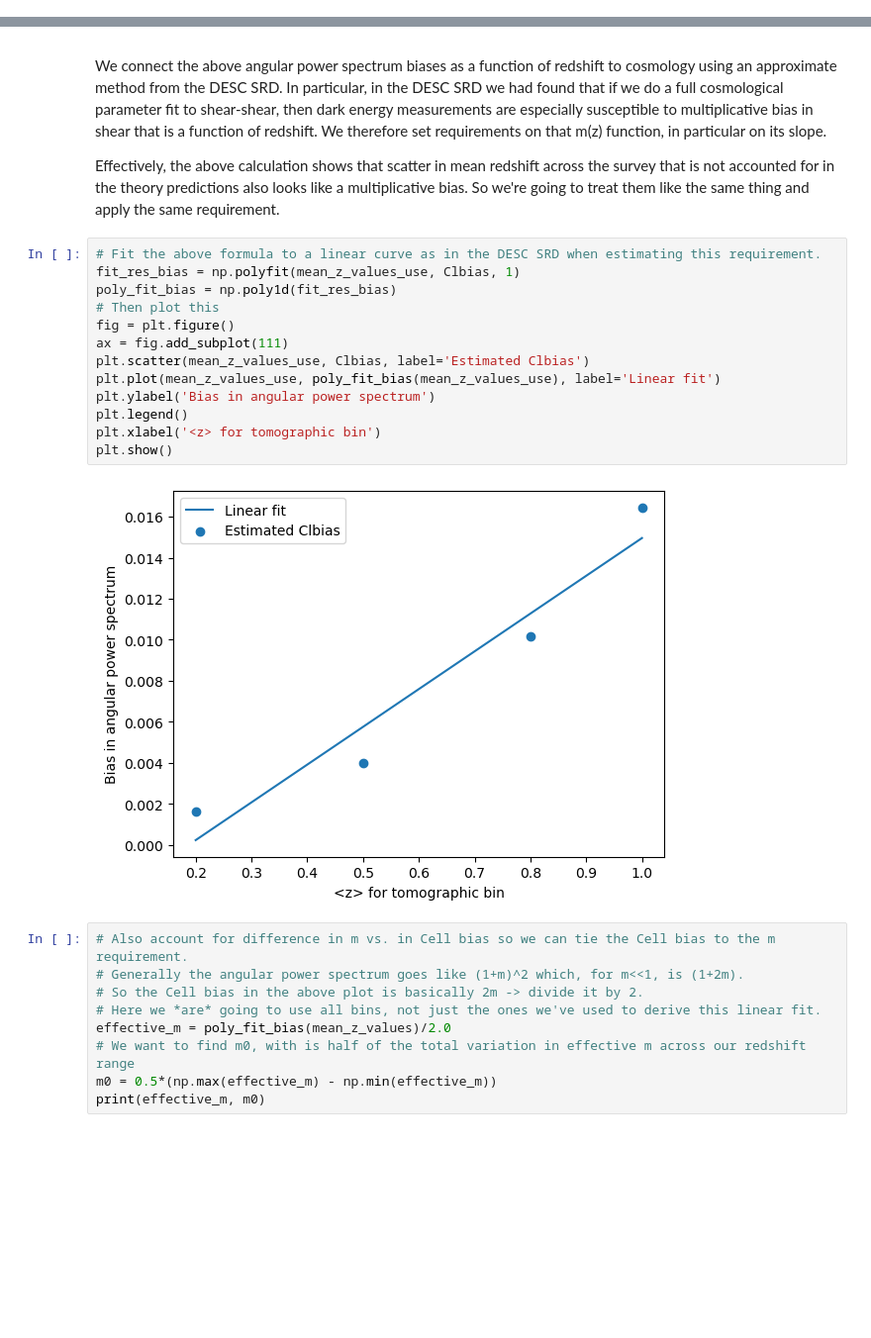
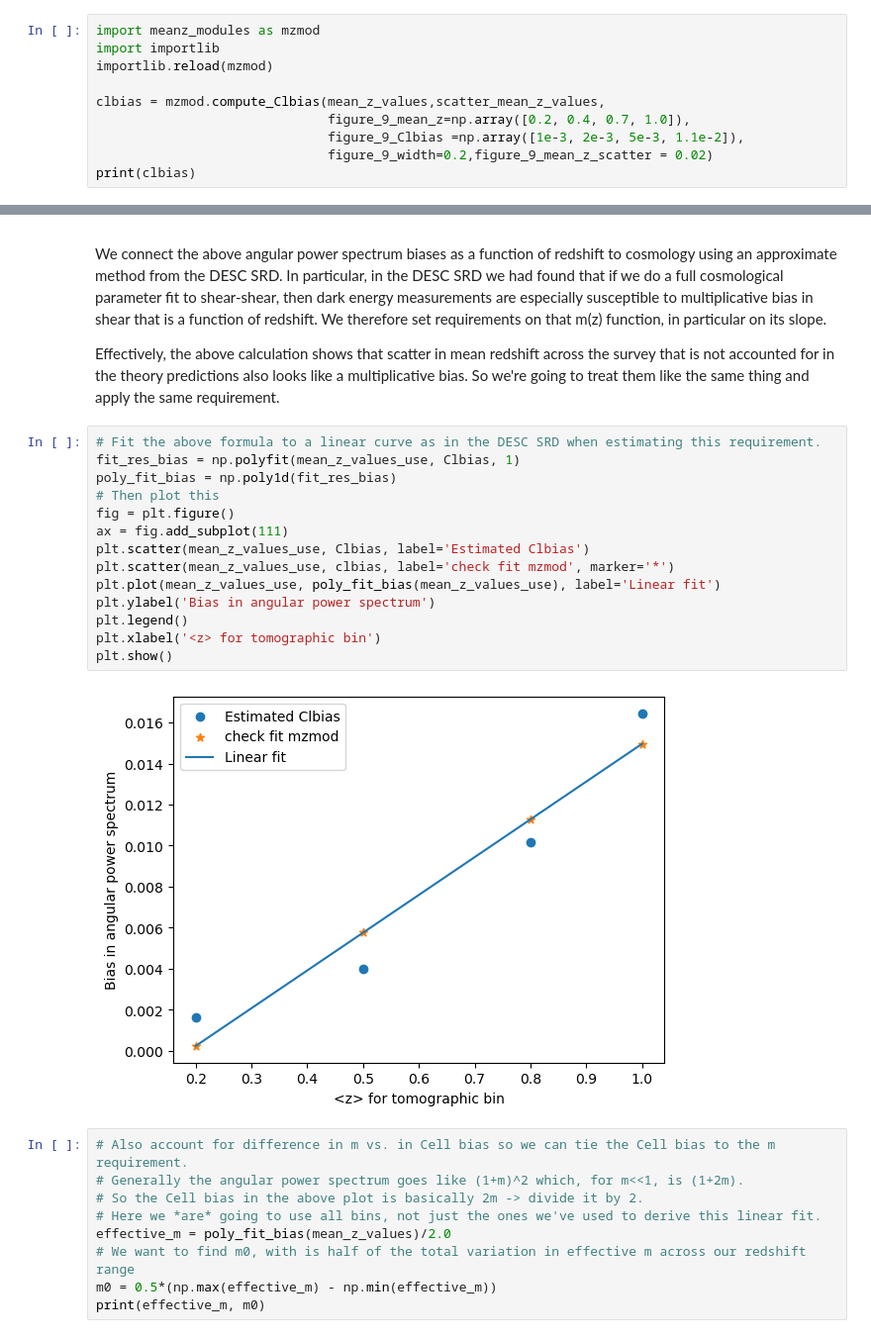
Before and after one commit to LSSTDESC/ObsStrat, a Jupyter notebook: code/meanz_uniformity/meanz_to_cosmo.ipynb, the cells around one changed output, grey strips where cells are left out. Shown: that part at 99% size. Drawn from its saved outputs; the diff is of its cells as text; blank space fills up the shorter version.

Commit message:
adjusted to include clbias in modules code

```diff
--- a/code/meanz_uniformity/meanz_to_cosmo.ipynb
+++ b/code/meanz_uniformity/meanz_to_cosmo.ipynb
@@ -67,3 +73,13 @@ print(Clbias)
 # %% [output]
 [1.5 1.5 1.5 1.5]
 [0.0016063  0.00398031 0.0101811  0.01644094]
+# %%
+import meanz_modules as mzmod
+import importlib
+importlib.reload(mzmod)
+
+clbias = mzmod.compute_Clbias(mean_z_values,scatter_mean_z_values,
+                              figure_9_mean_z=np.array([0.2, 0.4, 0.7, 1.0]),
+                              figure_9_Clbias =np.array([1e-3, 2e-3, 5e-3, 1.1e-2]),
+                              figure_9_width=0.2,figure_9_mean_z_scatter = 0.02)
+print(clbias)
@@ -76,18 +95,19 @@ Effectively, the above calculation shows that scatter in mean redshift across th
 # %%
 # Fit the above formula to a linear curve as in the DESC SRD when estimating this requirement.
 fit_res_bias = np.polyfit(mean_z_values_use, Clbias, 1)
 poly_fit_bias = np.poly1d(fit_res_bias)
 # Then plot this
 fig = plt.figure()
 ax = fig.add_subplot(111)
 plt.scatter(mean_z_values_use, Clbias, label='Estimated Clbias')
+plt.scatter(mean_z_values_use, clbias, label='check fit mzmod', marker='*')
 plt.plot(mean_z_values_use, poly_fit_bias(mean_z_values_use), label='Linear fit')
 plt.ylabel('Bias in angular power spectrum')
 plt.legend()
 plt.xlabel('<z> for tomographic bin')
 plt.show()
 # %% [output]
-[figure, old version]
+[figure, new version]
 # %%
 # Also account for difference in m vs. in Cell bias so we can tie the Cell bias to the m requirement.
 # Generally the angular power spectrum goes like (1+m)^2 which, for m<<1, is (1+2m).
```
Also changed, not shown: parts of 4 cells of this notebook, 2 other files.
